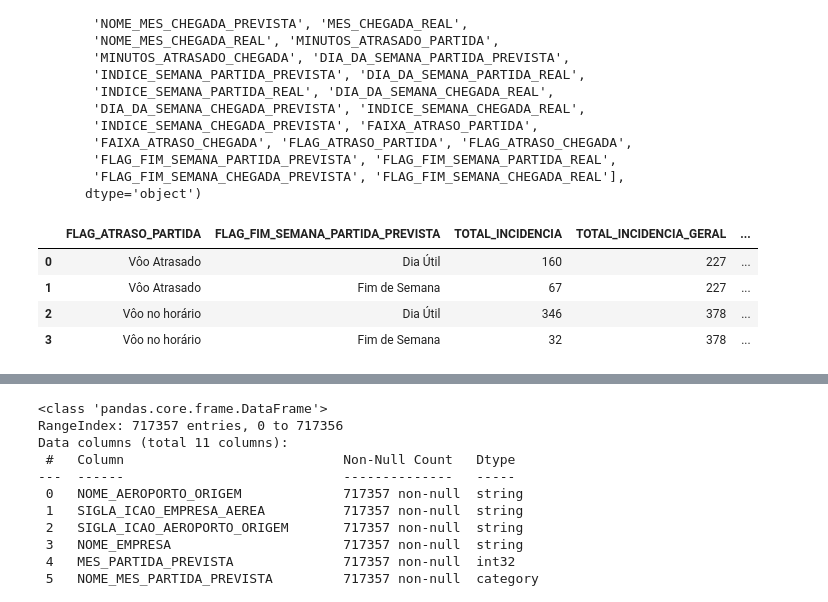
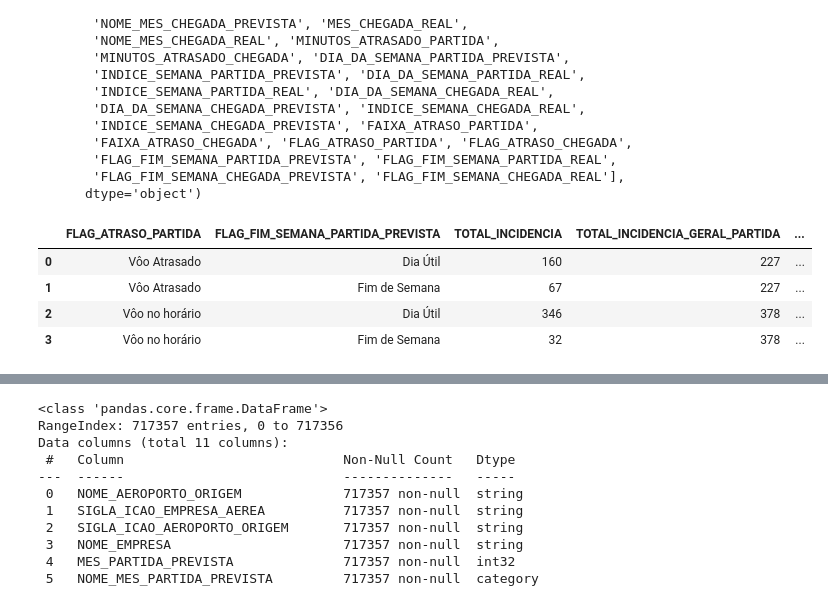
Before and after one commit to rodrigorocha1/dashboard_dados_voos_python, a Jupyter notebook: notebooks/visualizacoes.ipynb, the cells around one changed output, grey strips where cells are left out. Saved outputs shown, nothing was run; the diff lists cells and outputs as text; code cells hidden in the pictures.

```diff
--- a/notebooks/visualizacoes.ipynb
+++ b/notebooks/visualizacoes.ipynb
@@ -1139,6 +1227,19 @@ def obter_variacao_incidencia(
         query = f' SIGLA_ICAO_AEROPORTO_ORIGEM == "{sigla_aeroporto}" ' \
                 f' and SIGLA_ICAO_EMPRESA_AEREA == "{sigla_empresa_aerea}" '\
                 f' and MES_{path_coluna_analise}_PREVISTA == {mes} '
+    colunas = [
+        'NOME_AEROPORTO_ORIGEM',
+        'SIGLA_ICAO_EMPRESA_AEREA',
+        'SIGLA_ICAO_AEROPORTO_ORIGEM',
+        'NOME_EMPRESA',
+        f'MES_{path_coluna_analise}_PREVISTA',
+        f'NOME_MES_{path_coluna_analise}_PREVISTA',
+        f'DIA_DA_SEMANA_{path_coluna_analise}_PREVISTA',
+        f'INDICE_SEMANA_{path_coluna_analise}_PREVISTA',
+        f'FAIXA_ATRASO_{path_coluna_analise}',
+        f'FLAG_ATRASO_{path_coluna_analise}',
+        f'FLAG_FIM_SEMANA_{path_coluna_analise}_PREVISTA'
+    ]
     dataframe = pd.read_parquet(caminho_base, columns=colunas)
     dataframe = dataframe.query(query)
     dataframe[
@@ -1156,19 +1257,19 @@ def obter_variacao_incidencia(
     ].astype('string')
     dataframe = dataframe.groupby(
         [
-            f'FLAG_{path_coluna_analise}_PARTIDA',
+            f'FLAG_ATRASO_{path_coluna_analise}',
             f'FLAG_FIM_SEMANA_{path_coluna_analise}_PREVISTA'
         ]
     ).agg(
-        TOTAL_INCIDENCIA=(f'FLAG_{path_coluna_analise}_PARTIDA', 'count')
+        TOTAL_INCIDENCIA=(f'FLAG_ATRASO_{path_coluna_analise}', 'count')
     ).reset_index()
-    dataframe['TOTAL_INCIDENCIA_GERAL'] = dataframe.groupby(f'FLAG_ATRASO_{path_coluna_analise}')['TOTAL_INCIDENCIA'].transform('sum')
-    dataframe['PERCENTUAL_INCIDENCIA'] = round((dataframe['TOTAL_INCIDENCIA'] * 100) / dataframe['TOTAL_INCIDENCIA_GERAL'], 2)
+    dataframe[f'TOTAL_INCIDENCIA_GERAL_{path_coluna_analise}'] = dataframe.groupby(f'FLAG_ATRASO_{path_coluna_analise}')['TOTAL_INCIDENCIA'].transform('sum')
+    dataframe[f'PERCENTUAL_INCIDENCIA_{path_coluna_analise}'] = round((dataframe['TOTAL_INCIDENCIA'] * 100) / dataframe[f'TOTAL_INCIDENCIA_GERAL_{path_coluna_analise}'], 2)
     return dataframe
 # %%
-obter_variacao_incidencia(mes=1, sigla_aeroporto='SBRP', path_coluna_analise=)
+obter_variacao_incidencia(mes=1, sigla_aeroporto='SBRP', path_coluna_analise='PARTIDA')
 # %% [output]
-|  | FLAG_ATRASO_PARTIDA | FLAG_FIM_SEMANA_PARTIDA_PREVISTA | TOTAL_INCIDENCIA | TOTAL_INCIDENCIA_GERAL | ... |
+|  | FLAG_ATRASO_PARTIDA | FLAG_FIM_SEMANA_PARTIDA_PREVISTA | TOTAL_INCIDENCIA | TOTAL_INCIDENCIA_GERAL_PARTIDA | ... |
 | 0 | Vôo Atrasado | Dia Útil | 160 | 227 | ... |
 | 1 | Vôo Atrasado | Fim de Semana | 67 | 227 | ... |
 | 2 | Vôo no horário | Dia Útil | 346 | 378 | ... |
```
Also changed, not shown: parts of 4 cells of this notebook.
